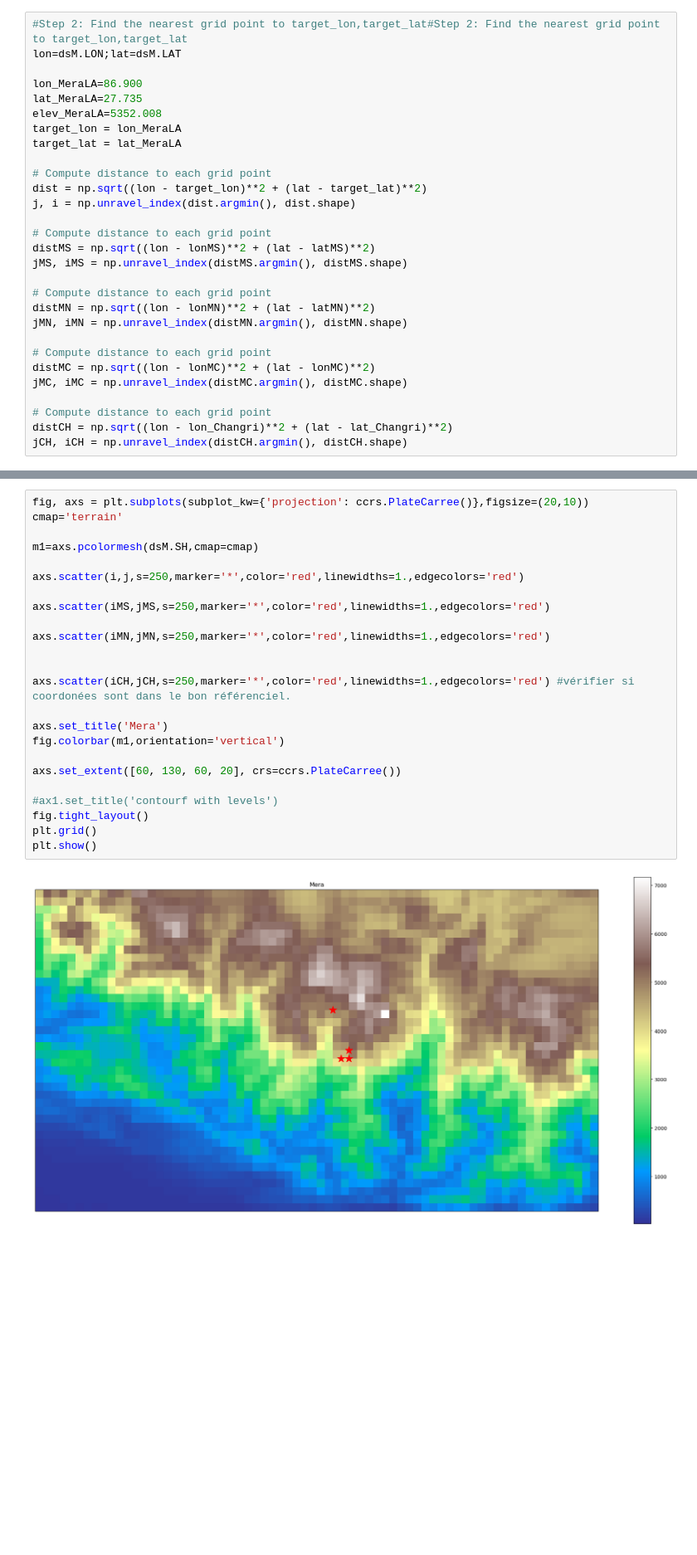
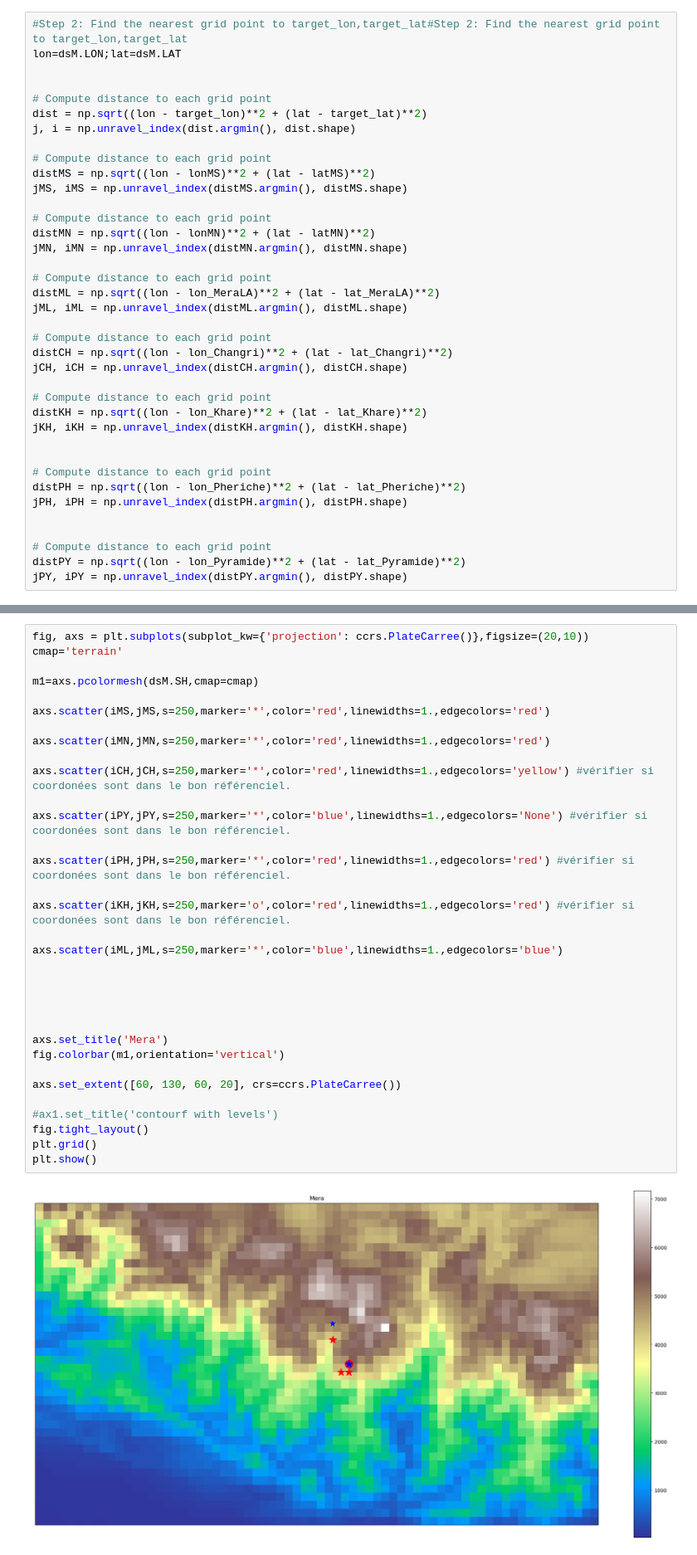
Before and after one commit to Andeol-ramb/MAR_HMA_GLACIOCLIM_Comparisons, a Jupyter notebook: MAP_Stations_Glacioclim.ipynb, the cells around one changed output, grey strips where cells are left out. Shown: that part at 83% size. Saved outputs shown, nothing was run; the diff lists cells and outputs as text; blank space fills up the shorter version.

```diff
--- a/MAP_Stations_Glacioclim.ipynb
+++ b/MAP_Stations_Glacioclim.ipynb
@@ -71,11 +96,6 @@ Latitude: 27.719608, Longitude: 86.882420
 #Step 2: Find the nearest grid point to target_lon,target_lat#Step 2: Find the nearest grid point to target_lon,target_lat
 lon=dsM.LON;lat=dsM.LAT
 
-lon_MeraLA=86.900
-lat_MeraLA=27.735
-elev_MeraLA=5352.008
-target_lon = lon_MeraLA
-target_lat = lat_MeraLA
 
 # Compute distance to each grid point
 dist = np.sqrt((lon - target_lon)**2 + (lat - target_lat)**2)
@@ -90,12 +110,26 @@ distMN = np.sqrt((lon - lonMN)**2 + (lat - latMN)**2)
 jMN, iMN = np.unravel_index(distMN.argmin(), distMN.shape)
 
 # Compute distance to each grid point
-distMC = np.sqrt((lon - lonMC)**2 + (lat - lonMC)**2)
-jMC, iMC = np.unravel_index(distMC.argmin(), distMC.shape)
+distML = np.sqrt((lon - lon_MeraLA)**2 + (lat - lat_MeraLA)**2)
+jML, iML = np.unravel_index(distML.argmin(), distML.shape)
 
 # Compute distance to each grid point
 distCH = np.sqrt((lon - lon_Changri)**2 + (lat - lat_Changri)**2)
 jCH, iCH = np.unravel_index(distCH.argmin(), distCH.shape)
+
+# Compute distance to each grid point
+distKH = np.sqrt((lon - lon_Khare)**2 + (lat - lat_Khare)**2)
+jKH, iKH = np.unravel_index(distKH.argmin(), distKH.shape)
+
+
+# Compute distance to each grid point
+distPH = np.sqrt((lon - lon_Pheriche)**2 + (lat - lat_Pheriche)**2)
+jPH, iPH = np.unravel_index(distPH.argmin(), distPH.shape)
+
+
+# Compute distance to each grid point
+distPY = np.sqrt((lon - lon_Pyramide)**2 + (lat - lat_Pyramide)**2)
+jPY, iPY = np.unravel_index(distPY.argmin(), distPY.shape)
 # %%
 
 
@@ -111,26 +151,35 @@ print(jCH, iCH)
 # %%
 fig, axs = plt.subplots(subplot_kw={'projection': ccrs.PlateCarree()},figsize=(20,10))
 cmap='terrain'
 
 m1=axs.pcolormesh(dsM.SH,cmap=cmap)
 
-axs.scatter(i,j,s=250,marker='*',color='red',linewidths=1.,edgecolors='red')
-
 axs.scatter(iMS,jMS,s=250,marker='*',color='red',linewidths=1.,edgecolors='red')
 
 axs.scatter(iMN,jMN,s=250,marker='*',color='red',linewidths=1.,edgecolors='red')
 
+axs.scatter(iCH,jCH,s=250,marker='*',color='red',linewidths=1.,edgecolors='yellow') #vérifier si coordonées sont dans le bon référenciel.
 
-axs.scatter(iCH,jCH,s=250,marker='*',color='red',linewidths=1.,edgecolors='red') #vérifier si coordonées sont dans le bon référenciel.
+axs.scatter(iPY,jPY,s=250,marker='*',color='blue',linewidths=1.,edgecolors='None') #vérifier si coordonées sont dans le bon référenciel.
+
+axs.scatter(iPH,jPH,s=250,marker='*',color='red',linewidths=1.,edgecolors='red') #vérifier si coordonées sont dans le bon référenciel.
+
+axs.scatter(iKH,jKH,s=250,marker='o',color='red',linewidths=1.,edgecolors='red') #vérifier si coordonées sont dans le bon référenciel.
+
+axs.scatter(iML,jML,s=250,marker='*',color='blue',linewidths=1.,edgecolors='blue')
+
+
+
+
 
 axs.set_title('Mera')
 fig.colorbar(m1,orientation='vertical')
 
 axs.set_extent([60, 130, 60, 20], crs=ccrs.PlateCarree())
 
 #ax1.set_title('contourf with levels')
 fig.tight_layout()
 plt.grid()
 plt.show()
 # %% [output]
-[figure, old version]
+[figure, new version]
```
Also changed, not shown: parts of 2 cells of this notebook.
